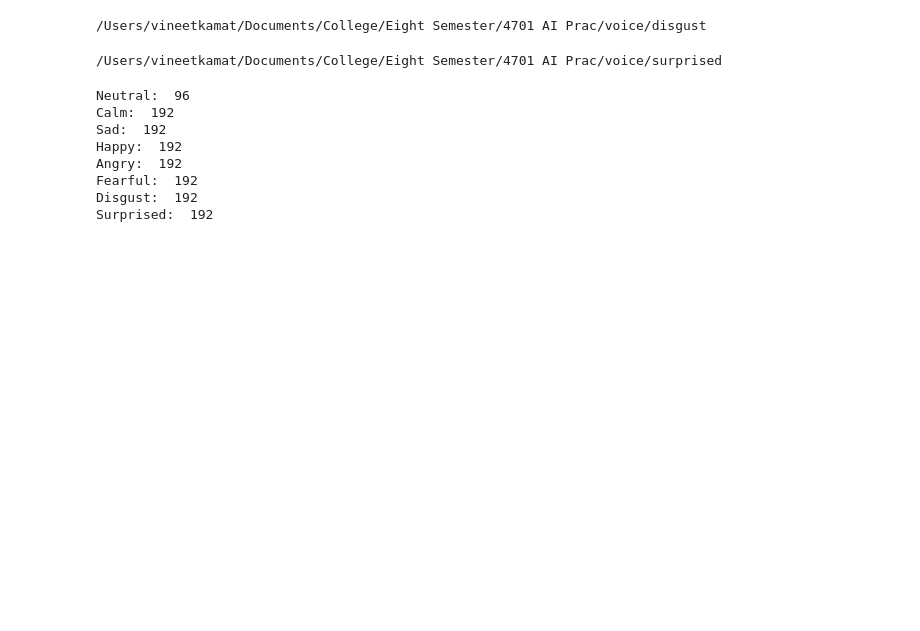
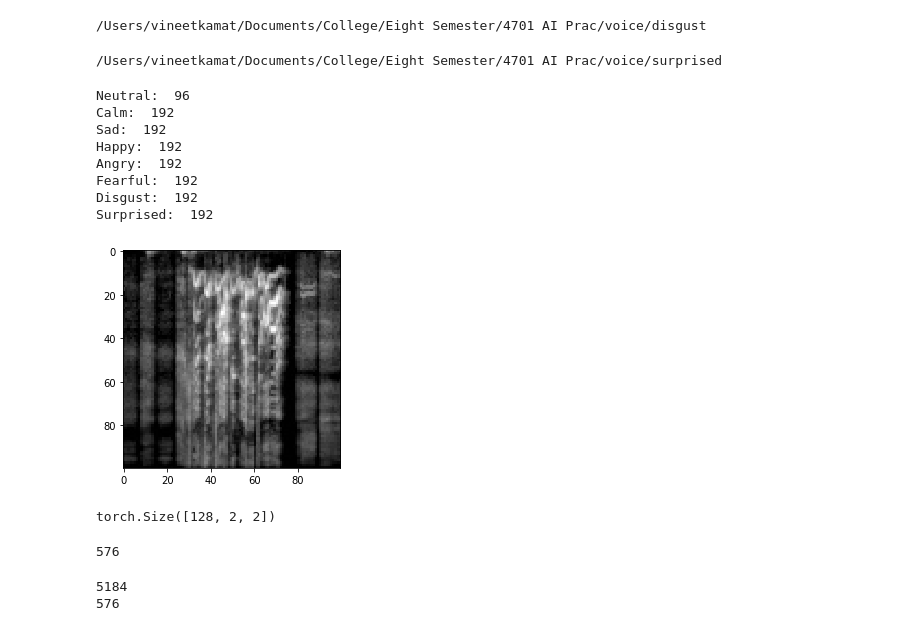
Before and after one commit to Fishman81995335/AI_4701_Deep_Learning, a Jupyter notebook: Librosa_to_images.ipynb, the cells around one changed output. Saved outputs shown, nothing was run; the diff lists cells and outputs as text; code cells hidden in the pictures; blank space fills up the shorter version.

Commit message:
got mel images

```diff
--- a/Librosa_to_images.ipynb
+++ b/Librosa_to_images.ipynb
@@ -113,3 +131,80 @@ Angry:  192
 Fearful:  192
 Disgust:  192
 Surprised:  192
+# %%
+training_data = np.load("voice_training_data.npy", allow_pickle=True)
+# %%
+import matplotlib.pyplot as plt
+
+plt.imshow(training_data[1][0], cmap="gray")
+plt.show()
+# %% [output]
+[figure, added]
+# %%
+import torch
+import torch.nn as nn
+import torch.nn.functional as F
+
+class Net(nn.Module):
+    def __init__(self):
+        super().__init__()
+        self.conv1 = nn.Conv2d(1,32,5)
+        self.conv2 = nn.Conv2d(32,64,5)
+        self.conv3 = nn.Conv2d(64,128,5)
+
+        x = torch.randn(50,50).view(-1,1,50,50)
+        self._to_linear = None
+        self.convs(x)
+
+        self.fc1 = nn.Linear(self._to_linear ,512)
+        self.fc2 = nn.Linear(512, 2)
+
+    def convs(self, x):
+        x = F.max_pool2d(F.relu(self.conv1(x)), (2,2))
+        x = F.max_pool2d(F.relu(self.conv2(x)), (2,2))
+        x = F.max_pool2d(F.relu(self.conv3(x)), (2,2))
+
+        print(x[0].shape)
+
+        if self._to_linear is None:
+            self._to_linear = x[0].shape[0]*x[0].shape[1]*x[0].shape[2]
+        return x
+
+    def forward(self, x):
+        x = self.convs(x)
+        x = x.view(-1, self._to_linear)
+        x = F.relu(self.fc1(x))
+        x = self.fc2(x)
+        return F.softmax(x, dim=1)
+
+
+net = Net()
+# %% [output]
+torch.Size([128, 2, 2])
+# %%
+import torch.optim as optim
+
+optimizer = optim.Adam(net.parameters(), lr=0.001)
+loss_function = nn.MSELoss() #Mean Squared Errors
+
+X = torch.Tensor([i[0] for i in training_data]).view(-1,50,50)
+X = X/255.0
+y = torch.Tensor([i[1] for i in training_data])
+
+VAL_PCT = 0.1
+val_size = int(len(X)*VAL_PCT)
+print(val_size)
+# %% [output]
+576
+# %%
+train_X = X[:-val_size]
+train_y = y[:-val_size]
+
+test_X = X[-val_size:]
+test_y = y[-val_size:]
+
+print(len(train_X))
+print(len(test_X))
+# %% [output]
+5184
+576
```
Also changed, not shown: parts of 3 cells of this notebook, 3 other files.
